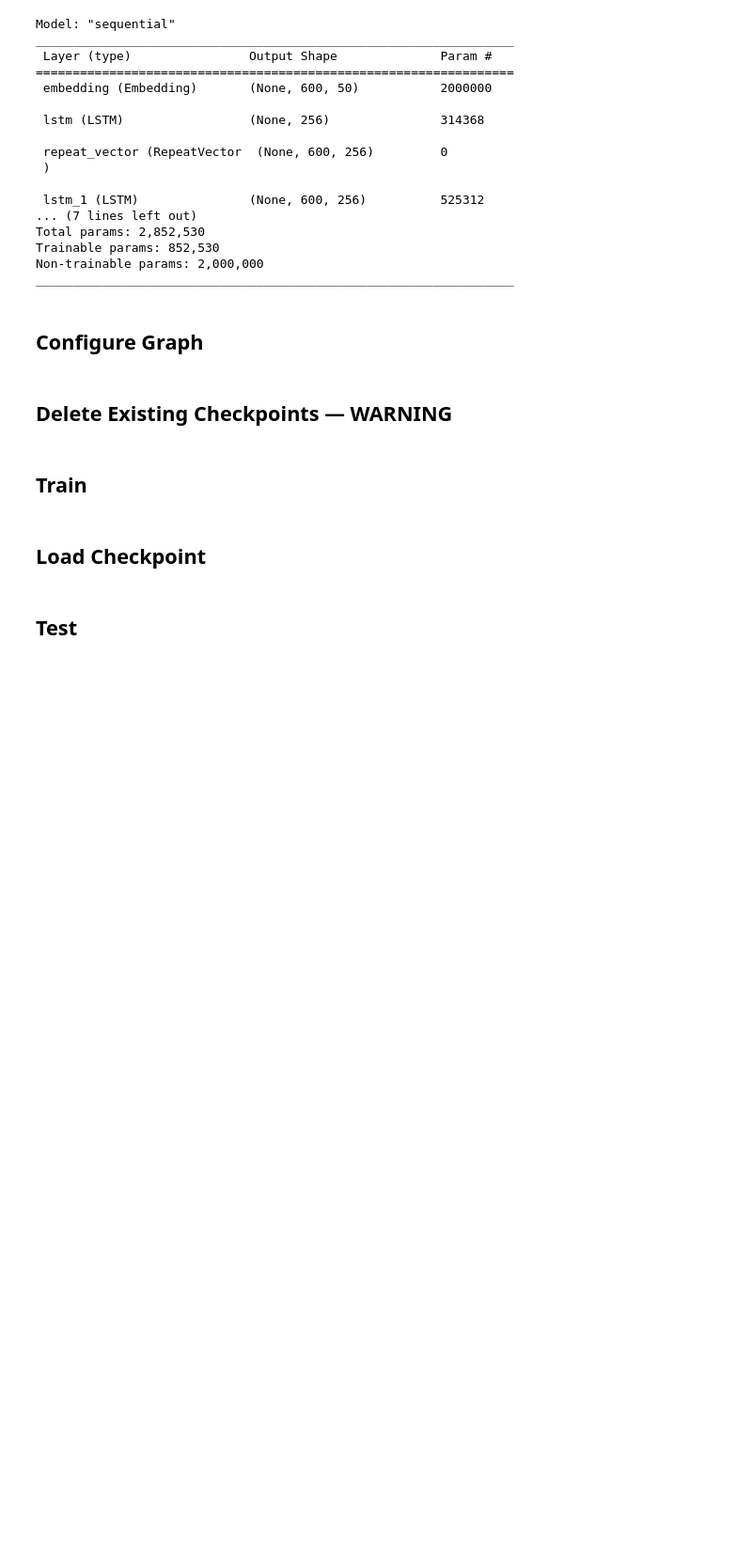
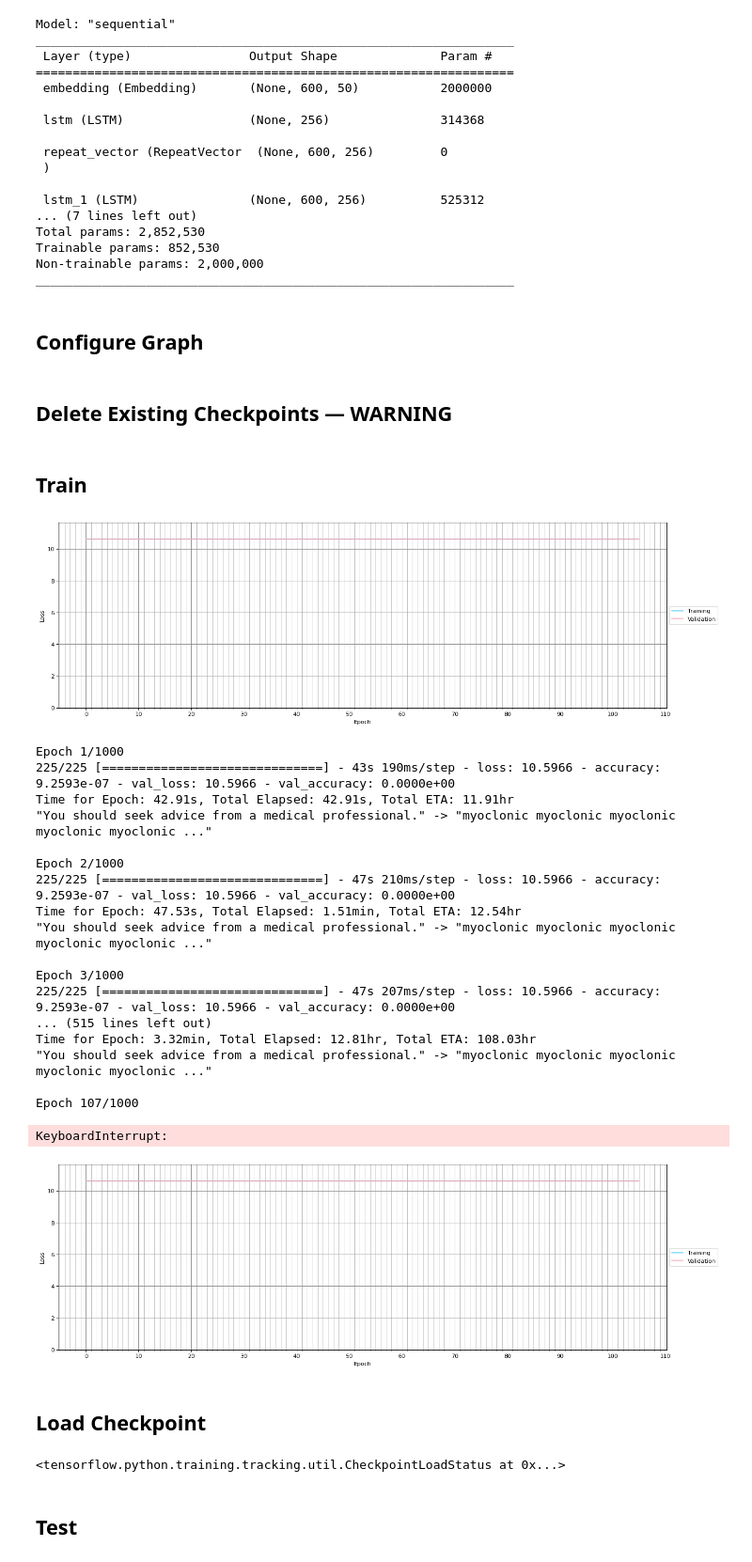
Before and after one commit to Group-Charlie-2022/Empathizer, a Jupyter notebook: keras_seq2seq.ipynb, the cells around one changed output. Shown: that part at 94% size. Saved outputs shown, nothing was run; the diff lists cells and outputs as text; code cells hidden in the pictures; blank space fills up the shorter version.

```diff
--- a/keras_seq2seq.ipynb
+++ b/keras_seq2seq.ipynb
@@ -220,10 +220,10 @@ for f in os.listdir(checkpoints_dir):
 ## Train
 # %%
 batch_size = 8
-epochs = 100
+epochs = 1000
 
 demo_str = "You should seek advice from a medical professional."
-demo_vec = tokenizer.texts_to_sequences([demo_str])
+demo_vec = tokeninzer.texts_to_sequences([demo_str])
 demo_vec = sequence.pad_sequences(demo_vec, maxlen=max_length)
 
 filepath = os.path.join(checkpoints_dir, "formal2casual-{epoch:02d}-{loss:.4f}.ckpt")
@@ -238,38 +238,61 @@ class PrintDemo(Callback):
     def format_time(self, seconds):
         if seconds < 60:
             return f"{seconds:.2f}s"
         elif seconds < 3600:
             return f"{(seconds/60):.2f}min"
         else:
             return f"{(seconds/3600):.2f}hr"
 
     def on_epoch_begin(self, epoch, logs=None):
         if epoch == 0:
             return
         now = time.time()
         elapsed = now-self.start_time
         pred_vec = np.argmax(self.model.predict(demo_vec, verbose=0), axis=-1)
         pred_str = tokenizer.sequences_to_texts(pred_vec)[0].strip()
         max_preview_length = 50
         preview = (pred_str[:max_preview_length] + '...') if len(pred_str) > max_preview_length else pred_str
 
         print(f"Time for Epoch: {self.format_time(now-self.last_time)}, Total Elapsed: {self.format_time(elapsed)}, Total ETA: {self.format_time(elapsed/epoch * (epochs-epoch))}")
         print(f"\"{demo_str}\" -> \"{preview}\"\n")
         self.last_time = now
 
 model.fit(
     X_train_arr,
     Y_train_arr,
     batch_size=batch_size,
     epochs=epochs,
     validation_data=(X_test_arr, Y_test_arr),
     callbacks=[Plotter(), checkpoint, PrintDemo()]
 )
+# %% [output]
+[figure, added]
+Epoch 1/1000
+225/225 [==============================] - 43s 190ms/step - loss: 10.5966 - accuracy: 9.2593e-07 - val_loss: 10.5966 - val_accuracy: 0.0000e+00
+Time for Epoch: 42.91s, Total Elapsed: 42.91s, Total ETA: 11.91hr
+"You should seek advice from a medical professional." -> "myoclonic myoclonic myoclonic myoclonic myoclonic ..."
+
+Epoch 2/1000
+225/225 [==============================] - 47s 210ms/step - loss: 10.5966 - accuracy: 9.2593e-07 - val_loss: 10.5966 - val_accuracy: 0.0000e+00
+Time for Epoch: 47.53s, Total Elapsed: 1.51min, Total ETA: 12.54hr
+"You should seek advice from a medical professional." -> "myoclonic myoclonic myoclonic myoclonic myoclonic ..."
+
+Epoch 3/1000
+225/225 [==============================] - 47s 207ms/step - loss: 10.5966 - accuracy: 9.2593e-07 - val_loss: 10.5966 - val_accuracy: 0.0000e+00
+... (515 lines left out)
+Time for Epoch: 3.32min, Total Elapsed: 12.81hr, Total ETA: 108.03hr
+"You should seek advice from a medical professional." -> "myoclonic myoclonic myoclonic myoclonic myoclonic ..."
+
+Epoch 107/1000
+KeyboardInterrupt:
+[figure, added]
 # %% [markdown]
 ## Load Checkpoint
 # %%
 latest = tf.train.latest_checkpoint(checkpoints_dir)
 model.load_weights(latest)
+# %% [output]
+<tensorflow.python.training.tracking.util.CheckpointLoadStatus at 0x...>
 # %% [markdown]
 ## Test
 # %%
```
Also changed, not shown: parts of 1 cell of this notebook.
